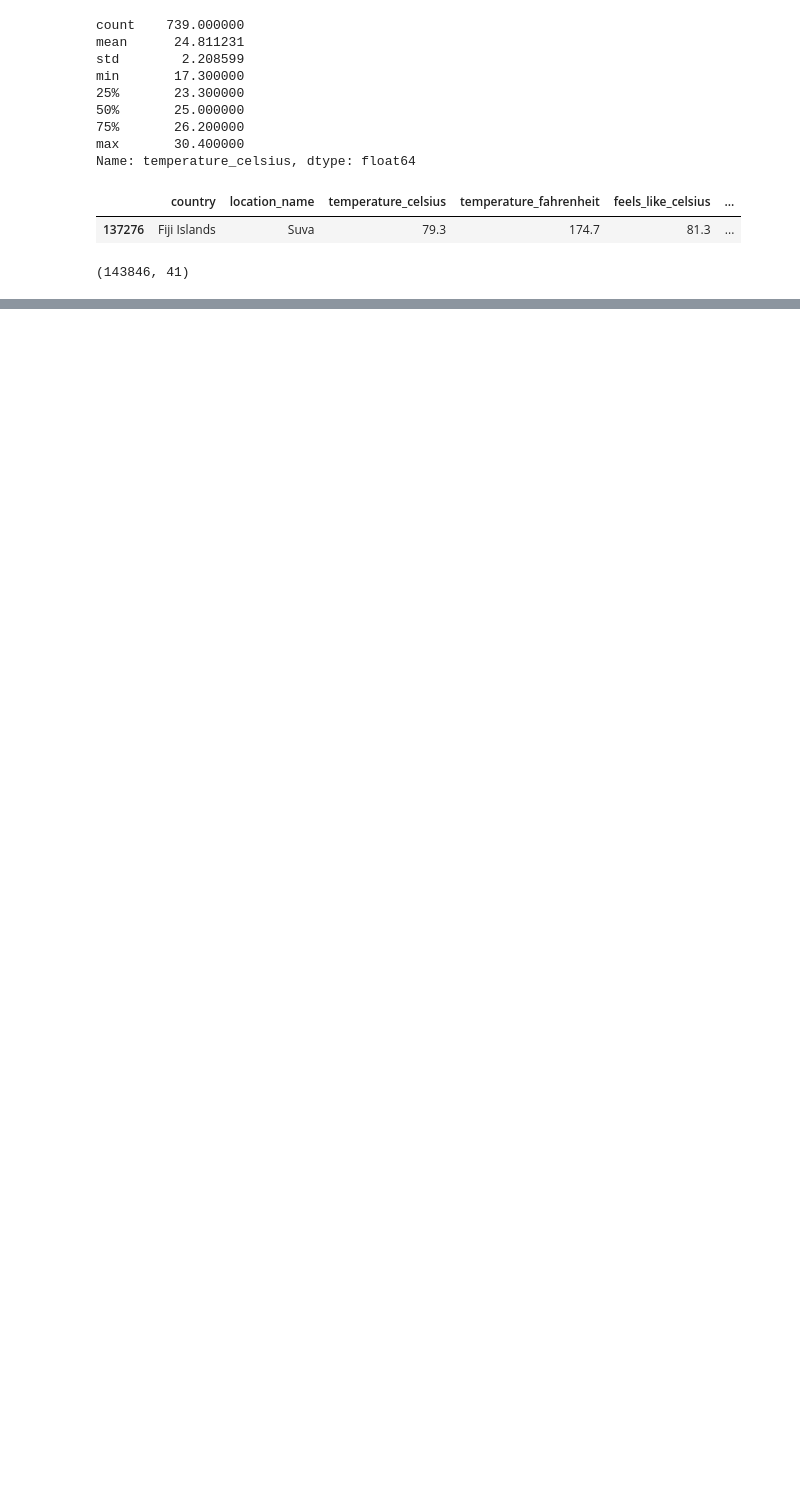
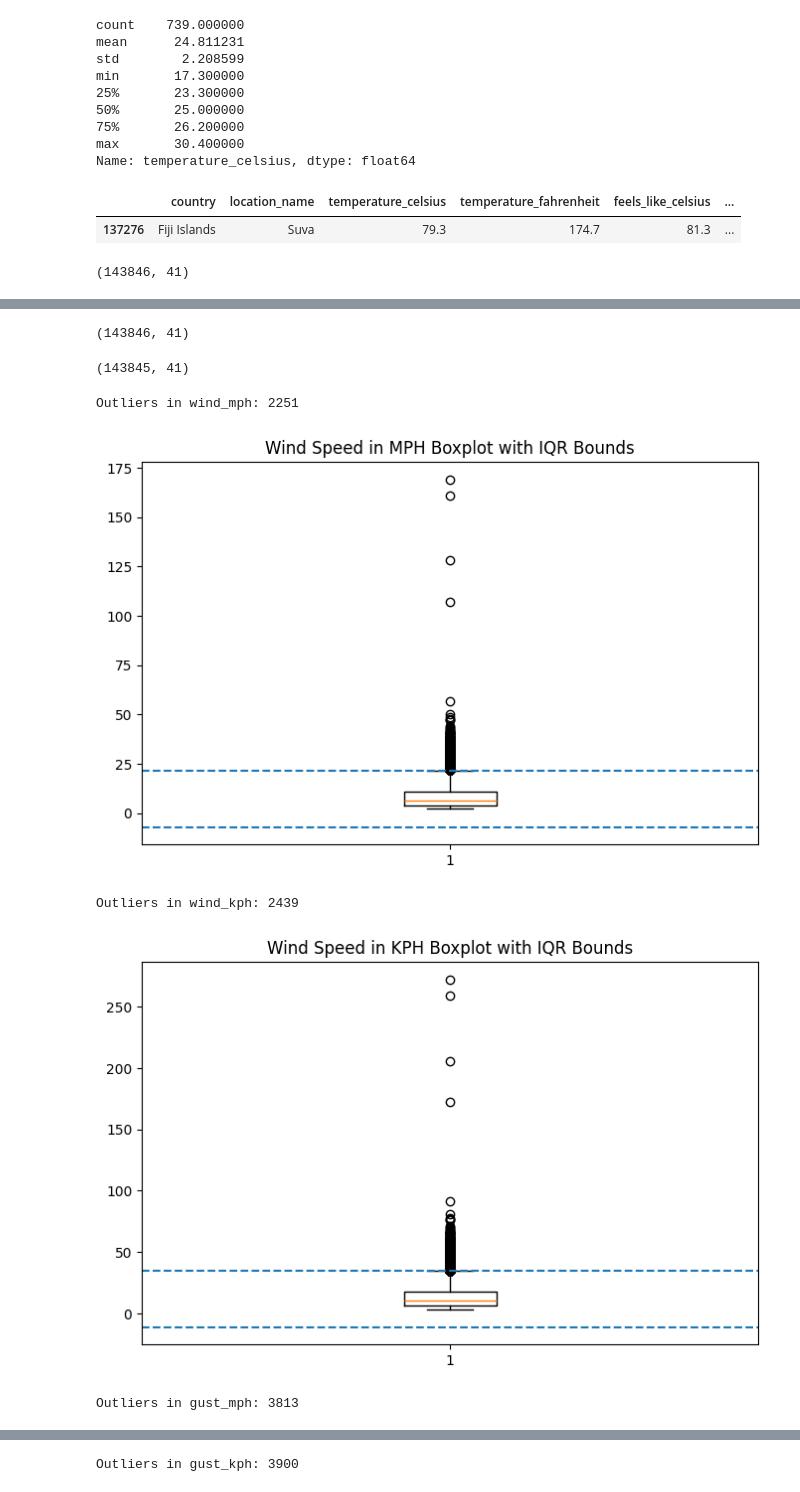
Before and after one commit to kgulbarg/Weather-Forecast-DS, a Jupyter notebook: weather_forecast.ipynb, the cells around one changed output, grey strips where cells are left out. Drawn from its saved outputs; the diff is of its cells as text; code cells hidden in the pictures; blank space fills up the shorter version.

```diff
--- a/weather_forecast.ipynb
+++ b/weather_forecast.ipynb
@@ -326,0 +576,41 @@ df.shape
+# %%
+df.shape
+# %% [output]
+(143846, 41)
+# %%
+df = df[df['wind_mph'] < 400]
+# %%
+df.shape
+# %% [output]
+(143845, 41)
+# %%
+# boxplots for wind and gust speeds
+# IQR method to detect outliers
+
+wind_columns = ['wind_mph', 'wind_kph', 'gust_mph', 'gust_kph']
+
+for col in wind_columns:
+    Q1 = df[col].quantile(0.25)
+    Q3 = df[col].quantile(0.75)
+    IQR = Q3 - Q1
+    lower = Q1 - 1.5 * IQR
+    upper = Q3 + 1.5 * IQR
+    outliers = df[(df[col] < lower) | (df[col] > upper)]
+    print(f"Outliers in {col}: {outliers.shape[0]}")
+
+    plt.figure(figsize=(8,5))
+
+    plt.boxplot(df[col])
+
+    plt.axhline(lower, linestyle='--')
+    plt.axhline(upper, linestyle='--')
+
+    plt.title(f'{col.split("_")[0].title()} Speed in {col.split("_")[1].upper()} Boxplot with IQR Bounds')
+
+    plt.show()
+# %% [output]
+Outliers in wind_mph: 2251
+[figure, added]
+Outliers in wind_kph: 2439
+[figure, added]
+Outliers in gust_mph: 3813
@@ -326,0 +618 @@ df.shape
+Outliers in gust_kph: 3900
```
Also changed, not shown: parts of 28 cells of this notebook, 2 other files.
